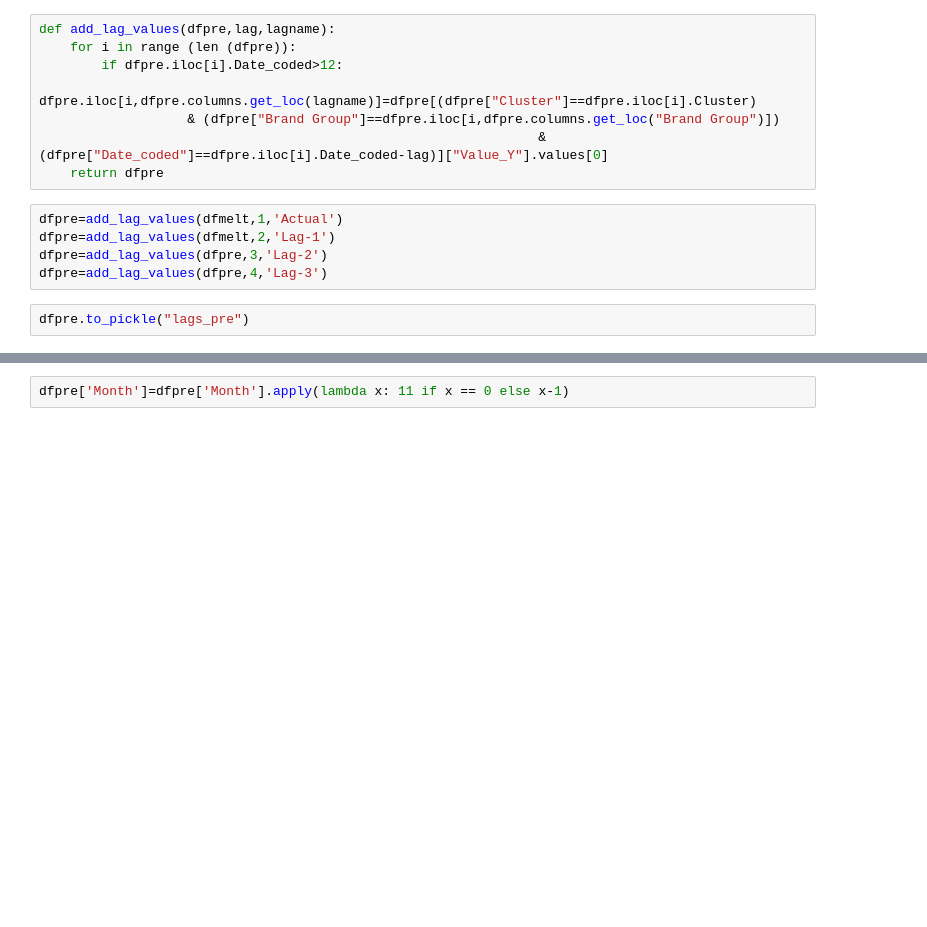
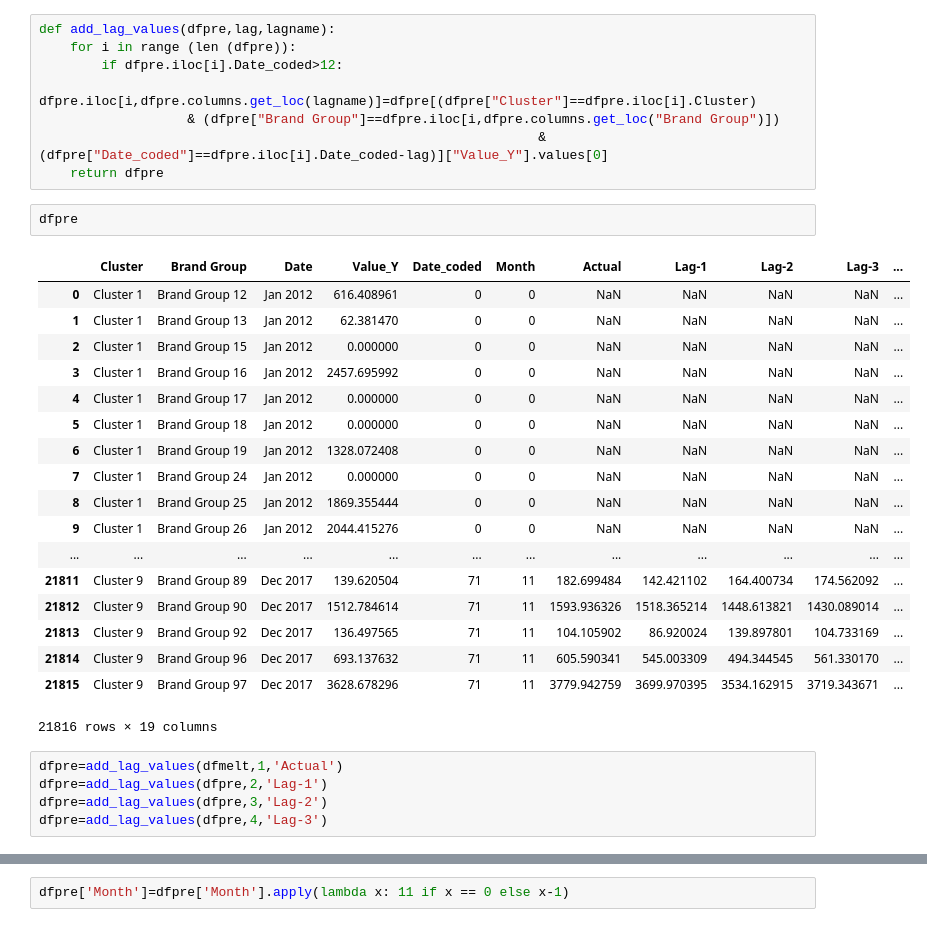
Before and after one commit to DaniSalva/team2vec-GoDatathon, a Jupyter notebook: godatathon_Sales2-Copy1.ipynb, the cells around one changed output, grey strips where cells are left out. Saved outputs shown, nothing was run; the diff lists cells and outputs as text; blank space fills up the shorter version.

```diff
--- a/godatathon_Sales2-Copy1.ipynb
+++ b/godatathon_Sales2-Copy1.ipynb
@@ -128,10 +121,29 @@ def add_lag_values(dfpre,lag,lagname):
                    & (dfpre["Brand Group"]==dfpre.iloc[i,dfpre.columns.get_loc("Brand Group")])
                                                                 &(dfpre["Date_coded"]==dfpre.iloc[i].Date_coded-lag)]["Value_Y"].values[0]
     return dfpre
+# %%
+dfpre
+# %% [output]
+|  | Cluster | Brand Group | Date | Value_Y | Date_coded | Month | Actual | Lag-1 | Lag-2 | Lag-3 | ... |
+| 0 | Cluster 1 | Brand Group 12 | Jan 2012 | 616.408961 | 0 | 0 | NaN | NaN | NaN | NaN | ... |
+| 1 | Cluster 1 | Brand Group 13 | Jan 2012 | 62.381470 | 0 | 0 | NaN | NaN | NaN | NaN | ... |
+| 2 | Cluster 1 | Brand Group 15 | Jan 2012 | 0.000000 | 0 | 0 | NaN | NaN | NaN | NaN | ... |
+| 3 | Cluster 1 | Brand Group 16 | Jan 2012 | 2457.695992 | 0 | 0 | NaN | NaN | NaN | NaN | ... |
+| 4 | Cluster 1 | Brand Group 17 | Jan 2012 | 0.000000 | 0 | 0 | NaN | NaN | NaN | NaN | ... |
+| 5 | Cluster 1 | Brand Group 18 | Jan 2012 | 0.000000 | 0 | 0 | NaN | NaN | NaN | NaN | ... |
+| 6 | Cluster 1 | Brand Group 19 | Jan 2012 | 1328.072408 | 0 | 0 | NaN | NaN | NaN | NaN | ... |
+| 7 | Cluster 1 | Brand Group 24 | Jan 2012 | 0.000000 | 0 | 0 | NaN | NaN | NaN | NaN | ... |
+| 8 | Cluster 1 | Brand Group 25 | Jan 2012 | 1869.355444 | 0 | 0 | NaN | NaN | NaN | NaN | ... |
+| 9 | Cluster 1 | Brand Group 26 | Jan 2012 | 2044.415276 | 0 | 0 | NaN | NaN | NaN | NaN | ... |
+| ... | ... | ... | ... | ... | ... | ... | ... | ... | ... | ... | ... |
+| 21811 | Cluster 9 | Brand Group 89 | Dec 2017 | 139.620504 | 71 | 11 | 182.699484 | 142.421102 | 164.400734 | 174.562092 | ... |
+| 21812 | Cluster 9 | Brand Group 90 | Dec 2017 | 1512.784614 | 71 | 11 | 1593.936326 | 1518.365214 | 1448.613821 | 1430.089014 | ... |
+| 21813 | Cluster 9 | Brand Group 92 | Dec 2017 | 136.497565 | 71 | 11 | 104.105902 | 86.920024 | 139.897801 | 104.733169 | ... |
+| 21814 | Cluster 9 | Brand Group 96 | Dec 2017 | 693.137632 | 71 | 11 | 605.590341 | 545.003309 | 494.344545 | 561.330170 | ... |
+| 21815 | Cluster 9 | Brand Group 97 | Dec 2017 | 3628.678296 | 71 | 11 | 3779.942759 | 3699.970395 | 3534.162915 | 3719.343671 | ... |
+21816 rows × 19 columns
 # %%
 dfpre=add_lag_values(dfmelt,1,'Actual')
-dfpre=add_lag_values(dfmelt,2,'Lag-1')
+dfpre=add_lag_values(dfpre,2,'Lag-1')
 dfpre=add_lag_values(dfpre,3,'Lag-2')
 dfpre=add_lag_values(dfpre,4,'Lag-3')
-# %%
-dfpre.to_pickle("lags_pre")
```
Also changed, not shown: parts of 59 cells of this notebook.
